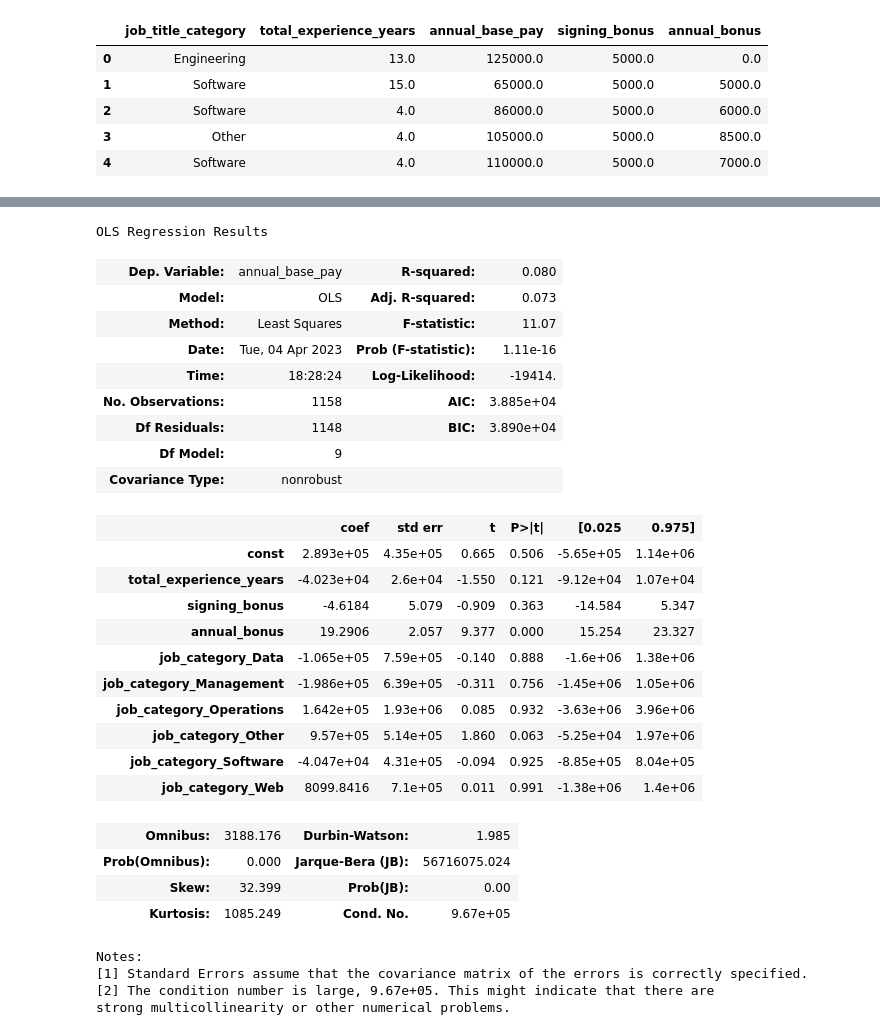
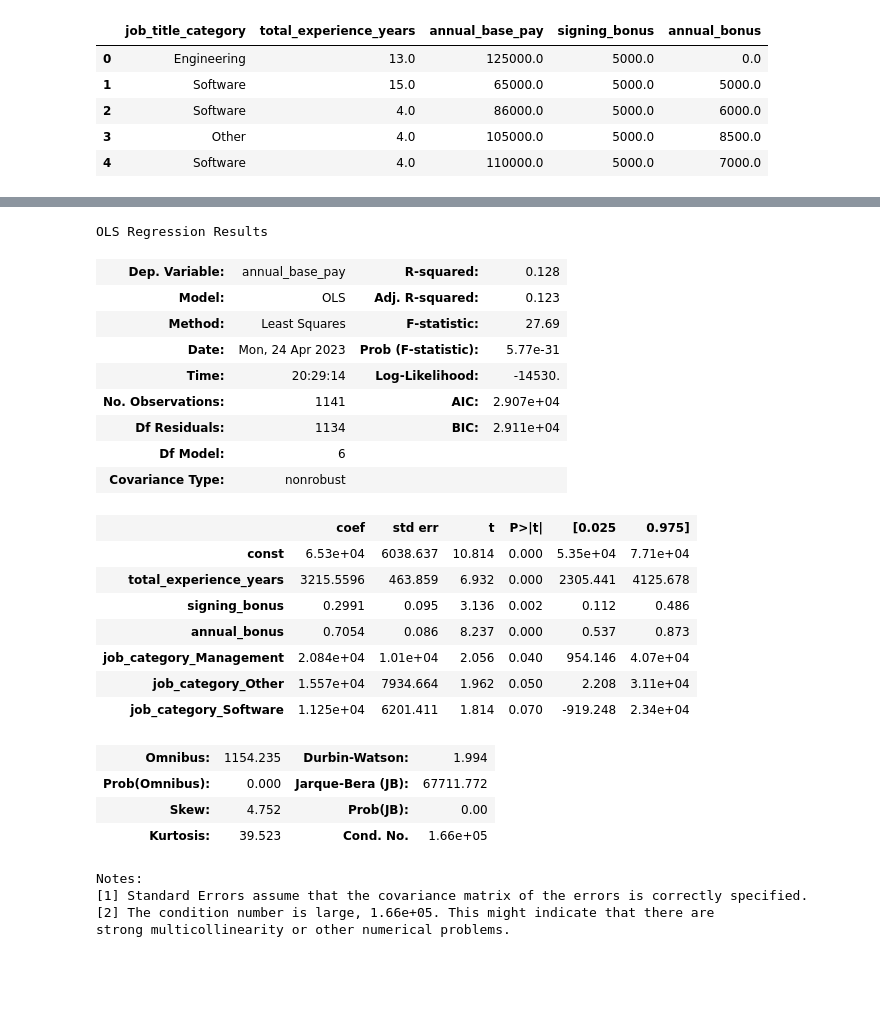
Before and after one commit to cjr200/DATA-4950-Capstone, a Jupyter notebook: DATA-4950-Capstone/notebooks/linear_regression.ipynb, the cells around one changed output, grey strips where cells are left out. Cells and saved outputs as stored; diff of their text form; code cells hidden in the pictures; blank space fills up the shorter version.

```diff
--- a/DATA-4950-Capstone/notebooks/linear_regression.ipynb
+++ b/DATA-4950-Capstone/notebooks/linear_regression.ipynb
@@ -106 +108,9 @@ Notes:
 strong multicollinearity problems or that the design matrix is singular.
+# %%
+X_reg = X_reg.drop(['job_category_Data'],axis=1)
+X_reg = sm.add_constant(X_reg)
+
+reg1 = sm.OLS(y_train, X_reg).fit()
+pred = reg1.predict(X_reg)
+
+reg1.summary()
@@ -107,6 +148,5 @@ strong multicollinearity problems or that the design matrix is singular.
 # %%
-# Backward elimination
-X_reg = X_reg.drop('job_category_Applied Science', axis = 1)
+X_reg = X_reg.drop(['job_category_Applied Science'],axis=1)
 X_reg = sm.add_constant(X_reg)
 
 reg1 = sm.OLS(y_train, X_reg).fit()
@@ -146 +185,9 @@ Notes:
 strong multicollinearity or other numerical problems.
+# %%
+X_reg = X_reg.drop(['job_category_Operations'],axis=1)
+X_reg = sm.add_constant(X_reg)
+
+reg1 = sm.OLS(y_train, X_reg).fit()
+pred = reg1.predict(X_reg)
+
+reg1.summary()
@@ -146,0 +223,8 @@ strong multicollinearity or other numerical problems.
+# %%
+X_reg = X_reg.drop(['job_category_Web'],axis=1)
+X_reg = sm.add_constant(X_reg)
+
+reg1 = sm.OLS(y_train, X_reg).fit()
+pred = reg1.predict(X_reg)
+
+reg1.summary()
@@ -147,38 +259,35 @@ strong multicollinearity or other numerical problems.
 # %%
-X_reg = X_reg.drop('job_category_Engineering', axis = 1)
+X_reg = X_reg.drop(['job_category_Engineering'],axis=1)
 X_reg = sm.add_constant(X_reg)
 
 reg1 = sm.OLS(y_train, X_reg).fit()
 pred = reg1.predict(X_reg)
 
 reg1.summary()
 # %% [output]
 OLS Regression Results
-| Dep. Variable: | annual_base_pay | R-squared: | 0.080 |
-| Model: | OLS | Adj. R-squared: | 0.073 |
-| Method: | Least Squares | F-statistic: | 11.07 |
-| Date: | Tue, 04 Apr 2023 | Prob (F-statistic): | 1.11e-16 |
-| Time: | 18:28:24 | Log-Likelihood: | -19414. |
-| No. Observations: | 1158 | AIC: | 3.885e+04 |
-| Df Residuals: | 1148 | BIC: | 3.890e+04 |
-| Df Model: | 9 |  |  |
+| Dep. Variable: | annual_base_pay | R-squared: | 0.128 |
+| Model: | OLS | Adj. R-squared: | 0.123 |
+| Method: | Least Squares | F-statistic: | 27.69 |
+| Date: | Mon, 24 Apr 2023 | Prob (F-statistic): | 5.77e-31 |
+| Time: | 20:29:14 | Log-Likelihood: | -14530. |
+| No. Observations: | 1141 | AIC: | 2.907e+04 |
+| Df Residuals: | 1134 | BIC: | 2.911e+04 |
+| Df Model: | 6 |  |  |
 | Covariance Type: | nonrobust |  |  |
 |  | coef | std err | t | P>|t| | [0.025 | 0.975] |
-| const | 2.893e+05 | 4.35e+05 | 0.665 | 0.506 | -5.65e+05 | 1.14e+06 |
-| total_experience_years | -4.023e+04 | 2.6e+04 | -1.550 | 0.121 | -9.12e+04 | 1.07e+04 |
-| signing_bonus | -4.6184 | 5.079 | -0.909 | 0.363 | -14.584 | 5.347 |
-| annual_bonus | 19.2906 | 2.057 | 9.377 | 0.000 | 15.254 | 23.327 |
-| job_category_Data | -1.065e+05 | 7.59e+05 | -0.140 | 0.888 | -1.6e+06 | 1.38e+06 |
-| job_category_Management | -1.986e+05 | 6.39e+05 | -0.311 | 0.756 | -1.45e+06 | 1.05e+06 |
-| job_category_Operations | 1.642e+05 | 1.93e+06 | 0.085 | 0.932 | -3.63e+06 | 3.96e+06 |
-| job_category_Other | 9.57e+05 | 5.14e+05 | 1.860 | 0.063 | -5.25e+04 | 1.97e+06 |
-| job_category_Software | -4.047e+04 | 4.31e+05 | -0.094 | 0.925 | -8.85e+05 | 8.04e+05 |
-| job_category_Web | 8099.8416 | 7.1e+05 | 0.011 | 0.991 | -1.38e+06 | 1.4e+06 |
+| const | 6.53e+04 | 6038.637 | 10.814 | 0.000 | 5.35e+04 | 7.71e+04 |
+| total_experience_years | 3215.5596 | 463.859 | 6.932 | 0.000 | 2305.441 | 4125.678 |
+| signing_bonus | 0.2991 | 0.095 | 3.136 | 0.002 | 0.112 | 0.486 |
+| annual_bonus | 0.7054 | 0.086 | 8.237 | 0.000 | 0.537 | 0.873 |
+| job_category_Management | 2.084e+04 | 1.01e+04 | 2.056 | 0.040 | 954.146 | 4.07e+04 |
+| job_category_Other | 1.557e+04 | 7934.664 | 1.962 | 0.050 | 2.208 | 3.11e+04 |
+| job_category_Software | 1.125e+04 | 6201.411 | 1.814 | 0.070 | -919.248 | 2.34e+04 |
-| Omnibus: | 3188.176 | Durbin-Watson: | 1.985 |
-| Prob(Omnibus): | 0.000 | Jarque-Bera (JB): | 56716075.024 |
-| Skew: | 32.399 | Prob(JB): | 0.00 |
-| Kurtosis: | 1085.249 | Cond. No. | 9.67e+05 |
+| Omnibus: | 1154.235 | Durbin-Watson: | 1.994 |
+| Prob(Omnibus): | 0.000 | Jarque-Bera (JB): | 67711.772 |
+| Skew: | 4.752 | Prob(JB): | 0.00 |
+| Kurtosis: | 39.523 | Cond. No. | 1.66e+05 |
 Notes:
 [1] Standard Errors assume that the covariance matrix of the errors is correctly specified.
-[2] The condition number is large, 9.67e+05. This might indicate that there are
+[2] The condition number is large, 1.66e+05. This might indicate that there are
 strong multicollinearity or other numerical problems.
```
Also changed, not shown: parts of 19 cells of this notebook, 1 other file.
